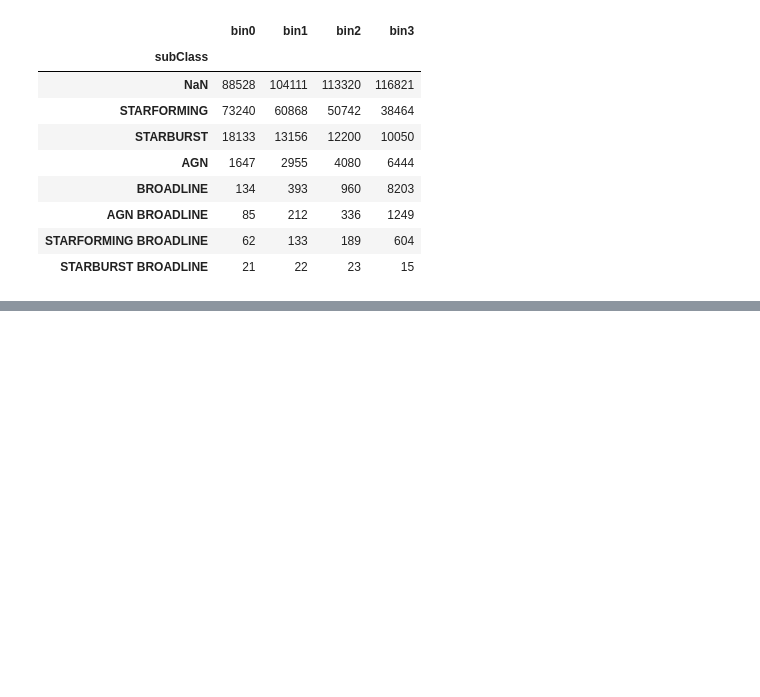
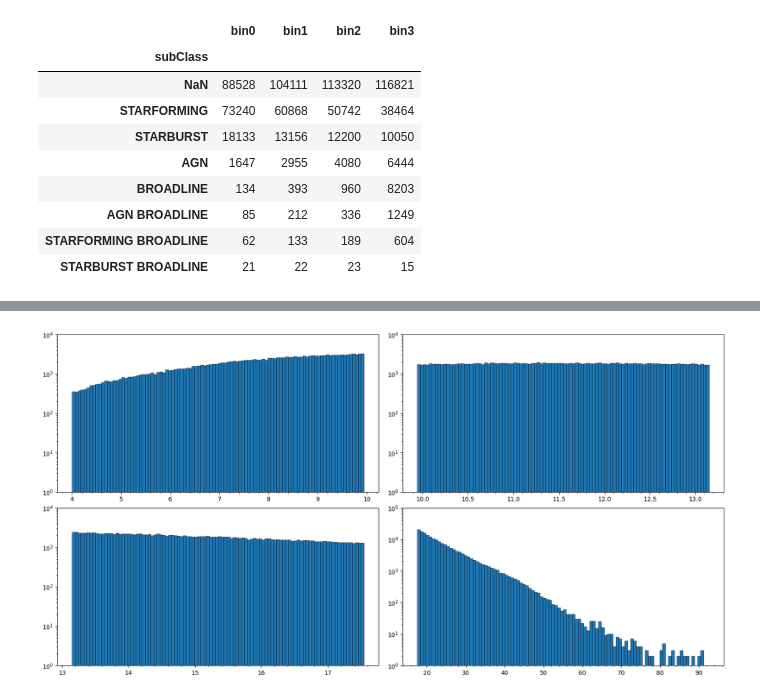
Before and after one commit to ed-ortizm/sdss, a Jupyter notebook: data_prep_illustrations/01_data_stats.ipynb, the cells around one changed output, grey strips where cells are left out. Drawn from its saved outputs; the diff is of its cells as text; code cells hidden in the pictures; blank space fills up the shorter version.

```diff
--- a/data_prep_illustrations/01_data_stats.ipynb
+++ b/data_prep_illustrations/01_data_stats.ipynb
@@ -328,0 +482,90 @@ classes_df
+# %%
+sn_00 = bin_df_dict['bin_00']['snMedian']
+sn_01 = bin_df_dict['bin_01']['snMedian']
+sn_02 = bin_df_dict['bin_02']['snMedian']
+sn_03 = bin_df_dict['bin_03']['snMedian']
+n_bins = 100
+# -------------------------------------------
+fig, axs = plt.subplots(
+    2, 2,
+    figsize=(20, 10)
+)
+
+# -------------------------------------------
+_ = axs[0, 0].hist(
+    sn_00,
+    bins=n_bins,
+    color='tab:blue', edgecolor='black',
+    linewidth=0.5
+)
+axs[0, 0].set_ylim(1, 10_000)
+
+# axs[0, 0].text(
+#     0, 25_000,
+#     'Bin 0',
+#     color='black', ha='center', fontsize=12
+# )
+# -------------------------------------------
+_ = axs[0, 1].hist(
+    sn_01,
+    bins=n_bins,
+    color='tab:blue', edgecolor='black',
+    linewidth=0.5
+)
+axs[0, 1].set_ylim(1, 10_000)
+
+# axs[0, 1].text(
+#     0, 25_000,
+#     'Bin 1',
+#     color='black', ha='center', fontsize=12
+# )
+# -------------------------------------------
+_ = axs[1, 0].hist(
+    sn_02,
+    bins=n_bins,
+    color='tab:blue', edgecolor='black',
+    linewidth=0.5
+)
+axs[1, 0].set_ylim(1, 10_000)
+
+# axs[1, 0].text(
+#     0, 25_000,
+#     'Bin 2',
+#     color='black', ha='center', fontsize=12
+# )
+# -------------------------------------------
+_ = axs[1, 1].hist(
+    sn_03,
+    bins=n_bins,
+    color='tab:blue', edgecolor='black',
+    linewidth=0.5
+)
+axs[1, 1].set_ylim(1, 100_000)
+
+# axs[1, 1].text(
+#     0, 25_000,
+#     'Bin 3',
+#     color='black', ha='center', fontsize=12
+# )
+# -------------------------------------------
+for ax in axs.flatten():
+    ax.set_yscale('log')
+    ax.minorticks_on()
+    # ax.legend(frameon=False)
+
+# adjust vertical space
+plt.subplots_adjust(
+    hspace=0.1,
+    wspace=0.075
+)
+# ax.set_title('Distribution of per-spectrum indefinite counts')
+# ax.set_xlabel('Number of indefinite values')
+# ax.set_ylabel("Number of spectra - log scale)")
+
+# # save figure
+# fig.savefig(
+#     f"{ch_3_dir}/",
+#     bbox_inches='tight'
+# )
+# %% [output]
+[figure, added]
```
Also changed, not shown: parts of 12 cells of this notebook.
